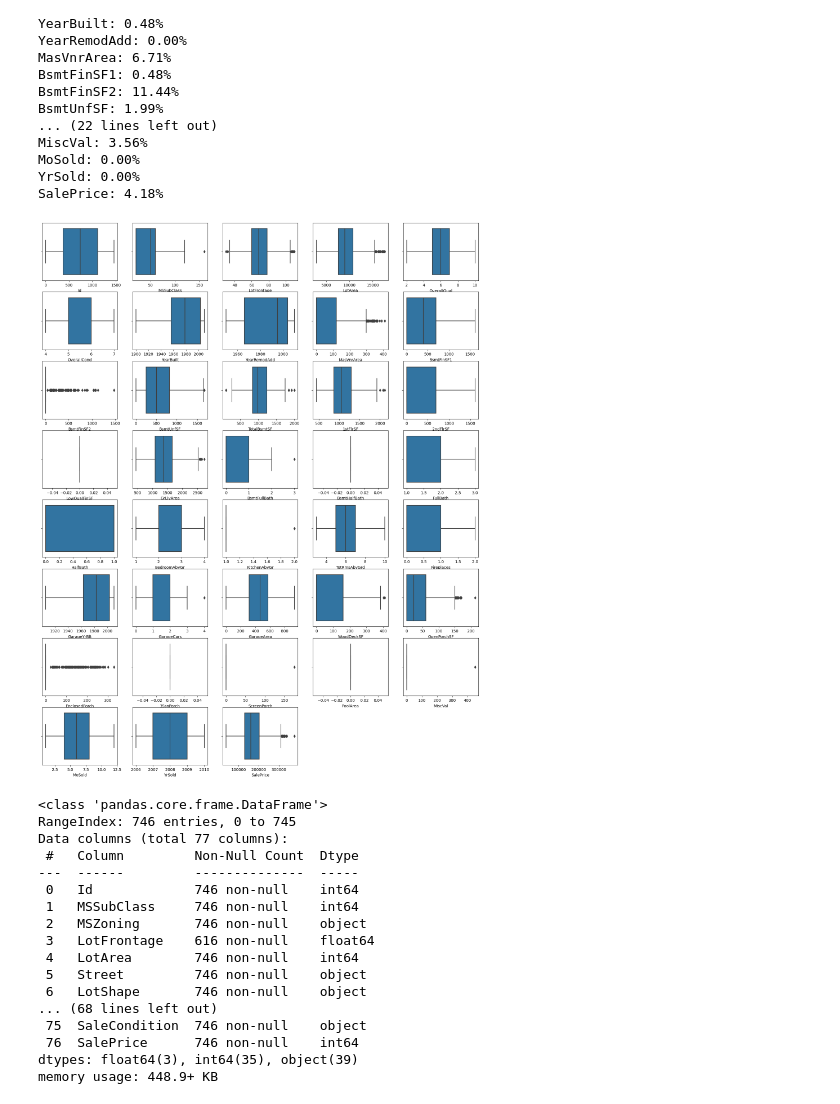
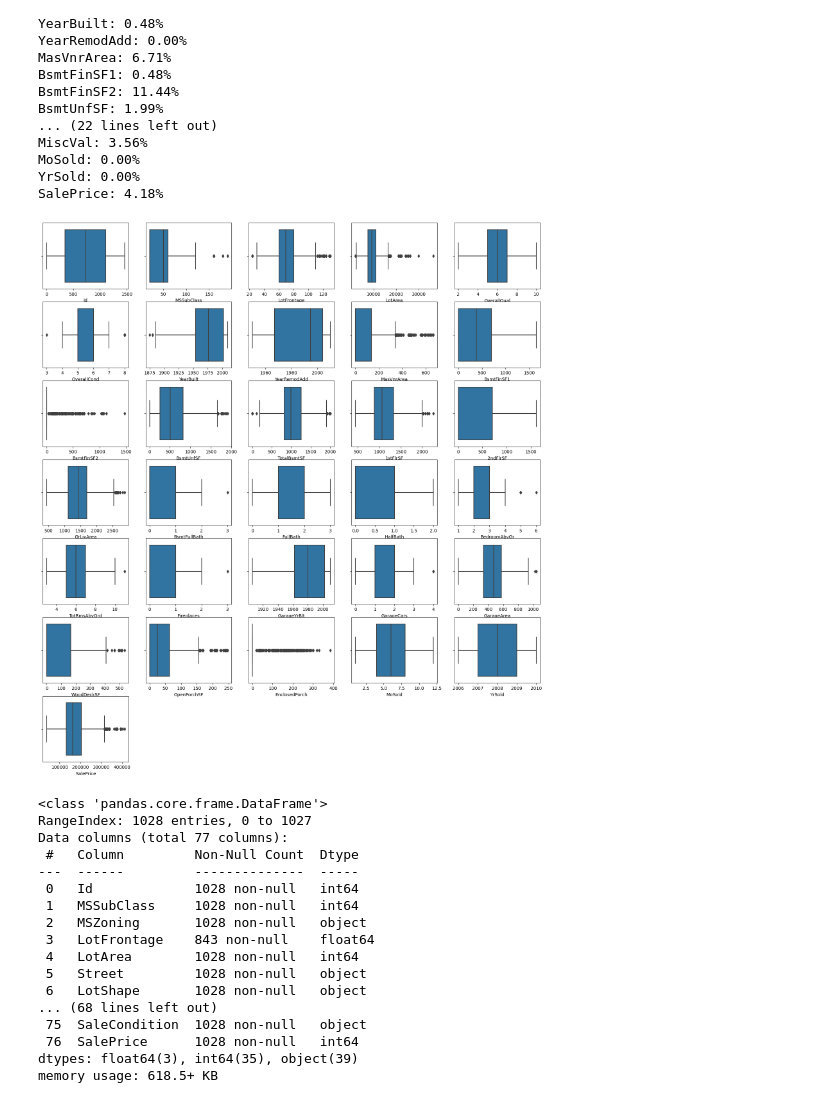
Before and after one commit to rybinsky/House-Price-Prediction, a Jupyter notebook: hpp.ipynb, the cells around one changed output. Cells and saved outputs as stored; diff of their text form; code cells hidden in the pictures.

```diff
--- a/hpp.ipynb
+++ b/hpp.ipynb
@@ -350,7 +350,7 @@ def drop_similar_columns(df, threshold):
     df = df.drop(columns = drop_cols)
     return df
 # %%
-def iqr_outliers_percent(df, columns, threshold = 15):
+def iqr_outliers_percent(df, columns, threshold = 10):
     '''
     Description:
         Выводит процент выбросов в столбцах columns матрицы признаков df
@@ -436,33 +436,34 @@ MoSold: 0.00%
 YrSold: 0.00%
 SalePrice: 4.18%
 # %%
-df = remove_outliers(df = train_df, columns = drop_outliers_cols, threshold = 1.5, drop_percent = 50)
+df = remove_outliers(df = train_df, columns = drop_outliers_cols, threshold = 1.5, drop_percent = 25)
+
 plt.figure(figsize = (20, 25))
 for i, col in enumerate(continuous_columns):
     plt.subplot(8, 5, i + 1)
     sns.boxplot(data = df, x = df[col])
 # %% [output]
-[figure, old version]
+[figure, new version]
 # %%
 df.info()
 # %% [output]
 <class 'pandas.core.frame.DataFrame'>
-RangeIndex: 746 entries, 0 to 745
+RangeIndex: 1028 entries, 0 to 1027
 Data columns (total 77 columns):
  #   Column         Non-Null Count  Dtype
 ---  ------         --------------  -----
- 0   Id             746 non-null    int64
- 1   MSSubClass     746 non-null    int64
- 2   MSZoning       746 non-null    object
- 3   LotFrontage    616 non-null    float64
- 4   LotArea        746 non-null    int64
- 5   Street         746 non-null    object
- 6   LotShape       746 non-null    object
+ 0   Id             1028 non-null   int64
+ 1   MSSubClass     1028 non-null   int64
+ 2   MSZoning       1028 non-null   object
+ 3   LotFrontage    843 non-null    float64
+ 4   LotArea        1028 non-null   int64
+ 5   Street         1028 non-null   object
+ 6   LotShape       1028 non-null   object
 ... (68 lines left out)
- 75  SaleCondition  746 non-null    object
- 76  SalePrice      746 non-null    int64
+ 75  SaleCondition  1028 non-null   object
+ 76  SalePrice      1028 non-null   int64
 dtypes: float64(3), int64(35), object(39)
-memory usage: 448.9+ KB
+memory usage: 618.5+ KB
 # %%
 df = drop_similar_columns(df = df, threshold = 95)
 
```
Also changed, not shown: parts of 6 cells of this notebook.
